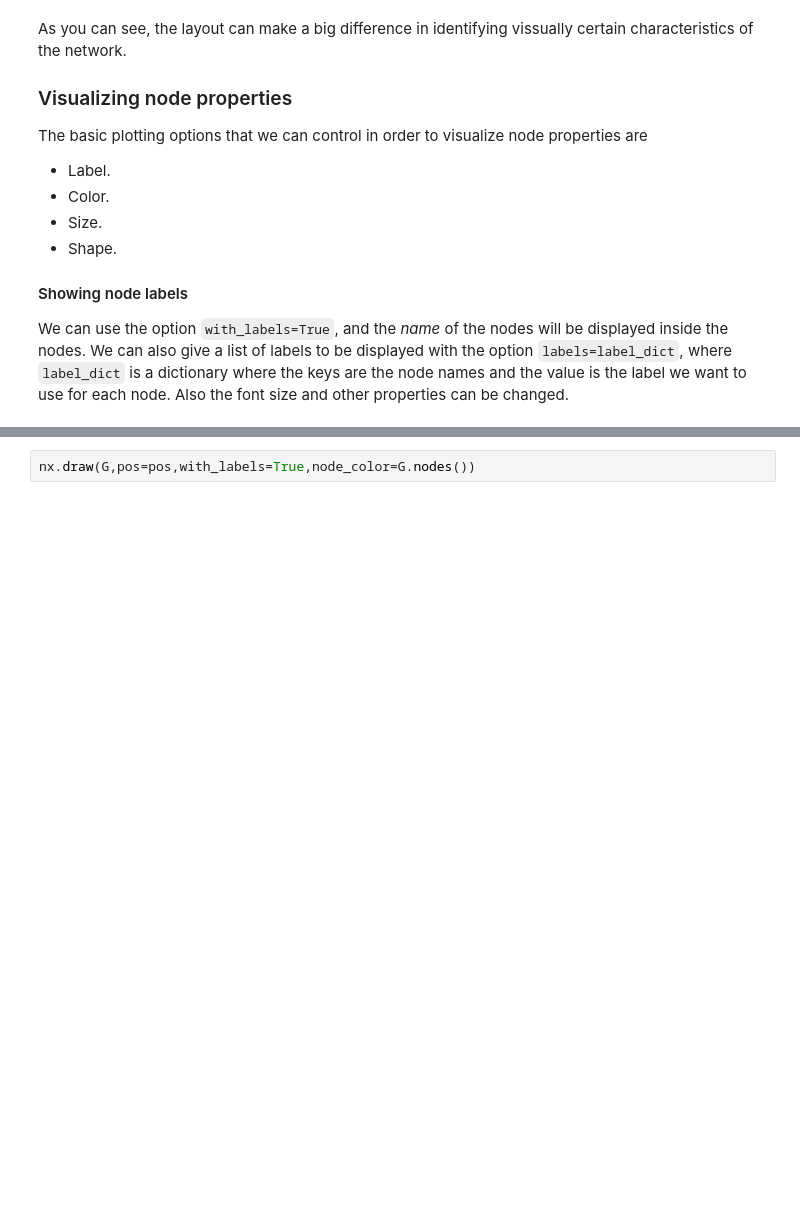
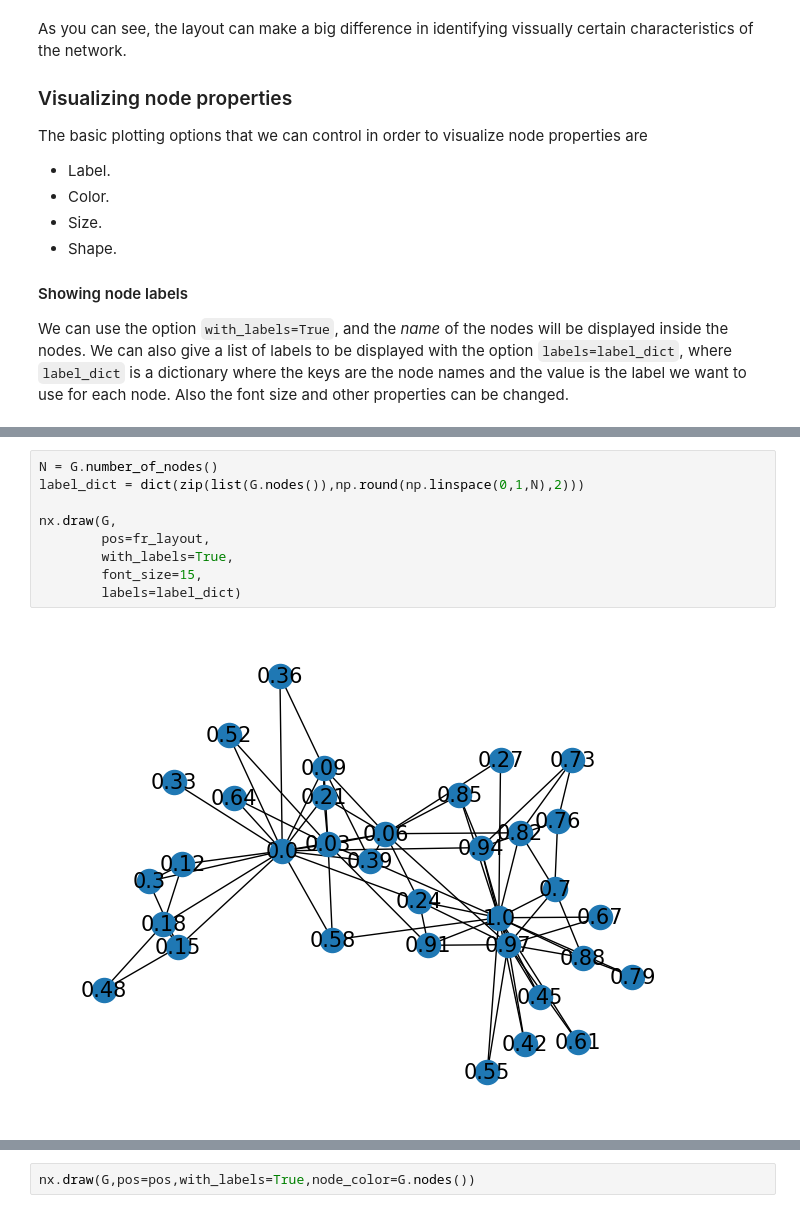
Before and after one commit to IFISC/Complex_Networks_Master, a Jupyter notebook: Lecture_4.ipynb, the cells around one changed output, grey strips where cells are left out. Drawn from its saved outputs; the diff is of its cells as text; blank space fills up the shorter version.

```diff
--- a/Lecture_4.ipynb
+++ b/Lecture_4.ipynb
@@ -108,0 +116,11 @@ AttributeError: 'numpy.ndarray' object has no attribute 'items'
+# %%
+N = G.number_of_nodes()
+label_dict = dict(zip(list(G.nodes()),np.round(np.linspace(0,1,N),2)))
+
+nx.draw(G,
+        pos=fr_layout,
+        with_labels=True,
+        font_size=15,
+        labels=label_dict)
+# %% [output]
+[figure, added]
```
Also changed, not shown: parts of 9 cells of this notebook.
